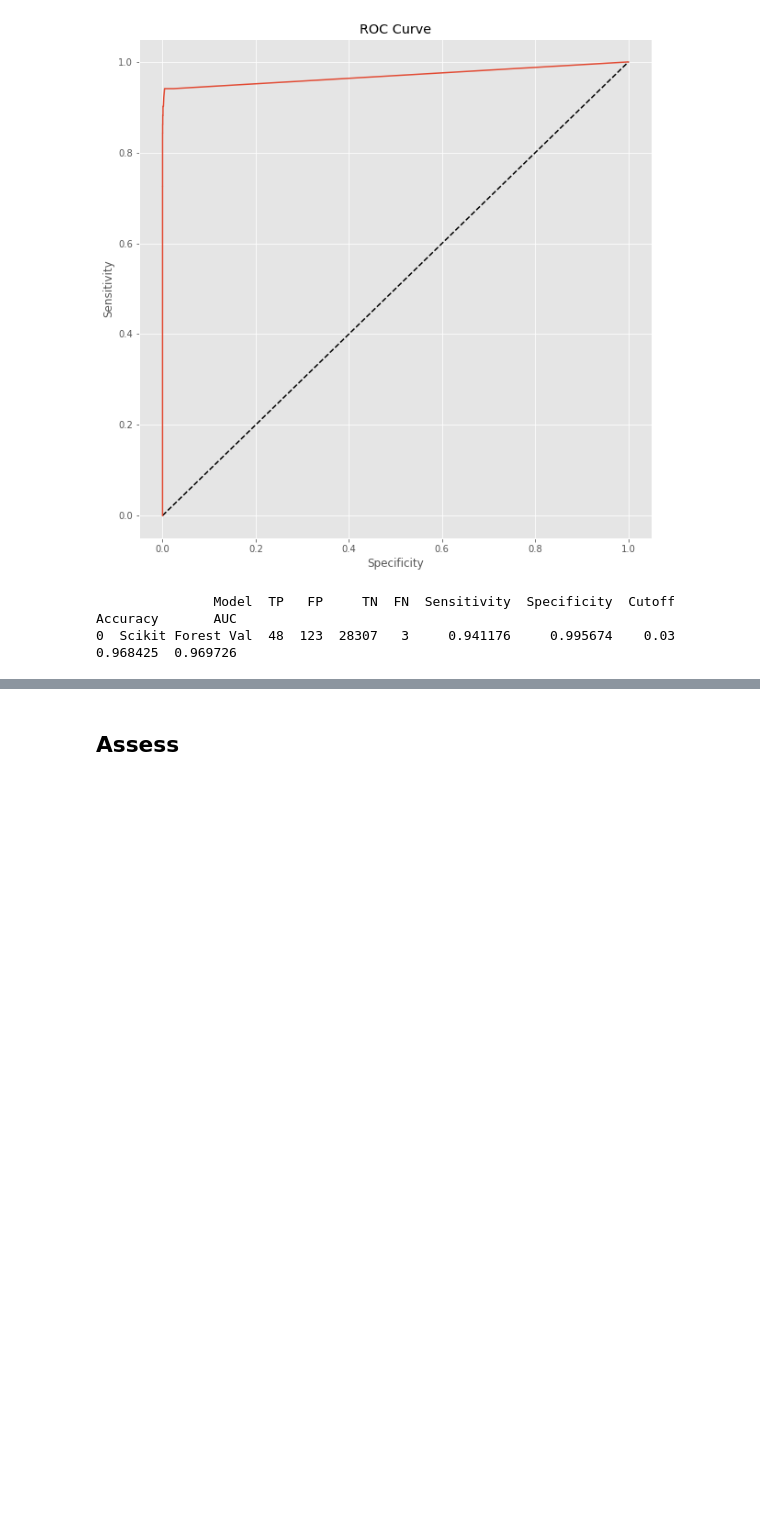
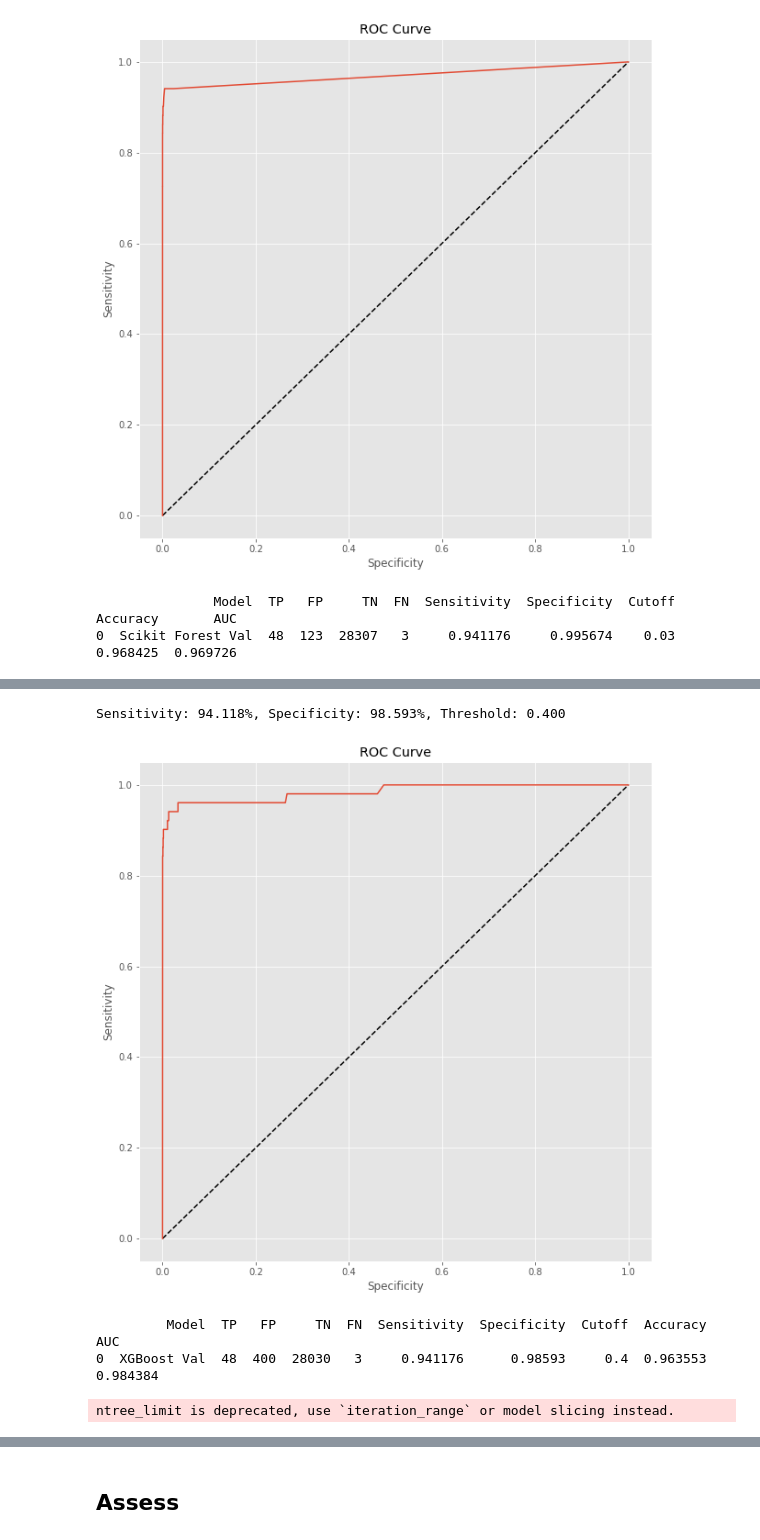
Before and after one commit to jbonfardeci/fraud-rare-event-model, a Jupyter notebook: Fraud-Detection-Rare-Events.ipynb, the cells around one changed output, grey strips where cells are left out. Saved outputs shown, nothing was run; the diff lists cells and outputs as text; code cells hidden in the pictures; blank space fills up the shorter version.

Commit message:
add XGboost

```diff
--- a/Fraud-Detection-Rare-Events.ipynb
+++ b/Fraud-Detection-Rare-Events.ipynb
@@ -436,0 +443,2 @@ Sensitivity: 94.118%, Specificity: 99.567%, Threshold: 0.030
+# %%
+xgboost_model = XGBRFClassifier().fit(x_train, y_train)
@@ -436,0 +448,17 @@ Sensitivity: 94.118%, Specificity: 99.567%, Threshold: 0.030
+# %%
+xg_predictions = xgboost_model.predict(x_val)
+xg_y_scores = xgboost_model.predict_proba(x_val)
+xg_prob = xg_y_scores[:,1]
+xg_yhat, xg_stats = get_predict_frame(y_val, xg_prob, 'XGBoost Val')
+plot_roc(y_val, xg_prob)
+print(xg_stats.head())
+# %% [output]
+Sensitivity: 94.118%, Specificity: 98.593%, Threshold: 0.400
+[figure, added]
+         Model  TP   FP     TN  FN  Sensitivity  Specificity  Cutoff  Accuracy       AUC
+0  XGBoost Val  48  400  28030   3     0.941176      0.98593     0.4  0.963553  0.984384
+# %%
+xg_explainer = shap.Explainer(xgboost_model)
+xg_shap_values = xg_explainer(x_val)
+# %% [output]
+ntree_limit is deprecated, use `iteration_range` or model slicing instead.
```
Also changed, not shown: parts of 8 cells of this notebook.
